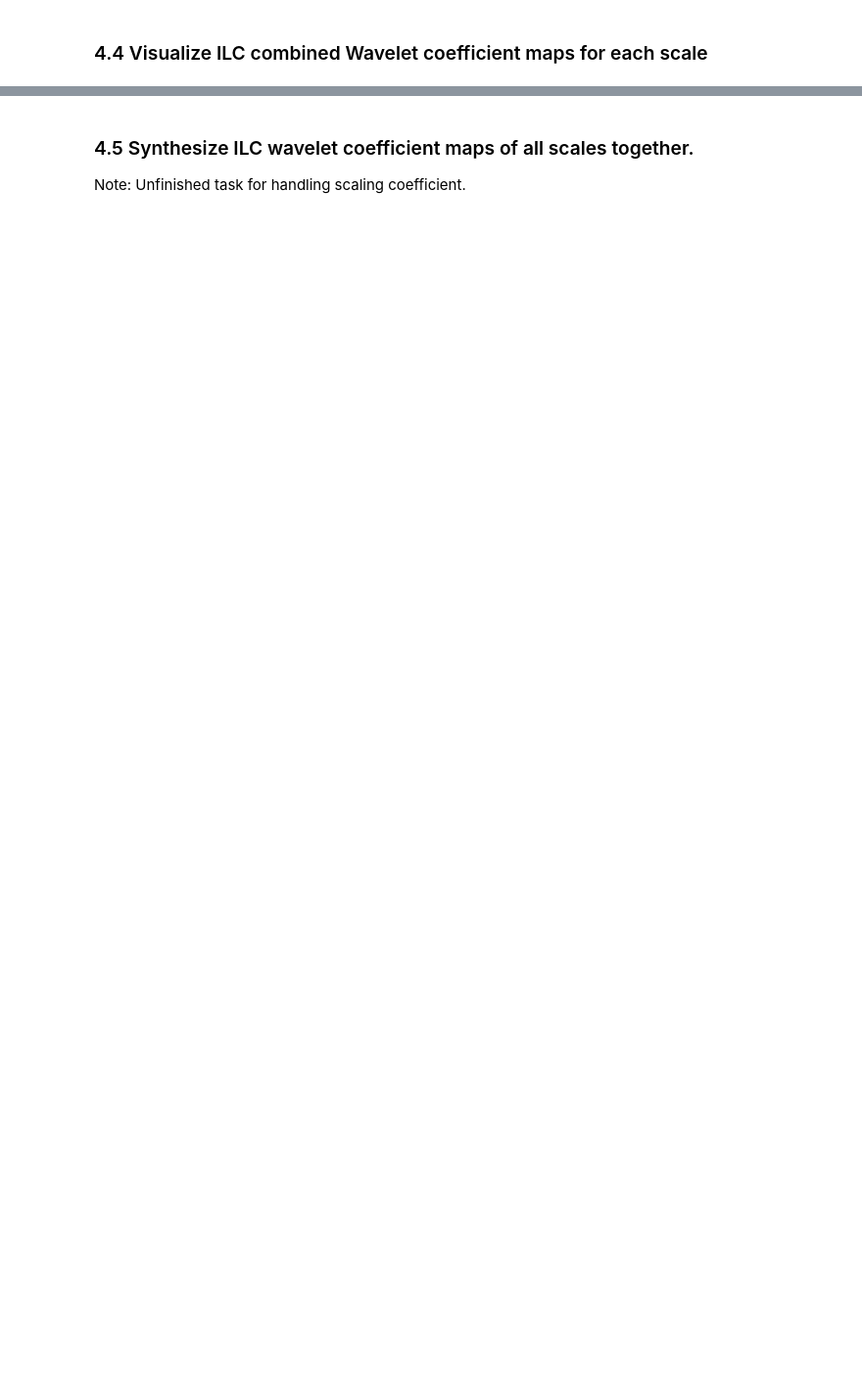
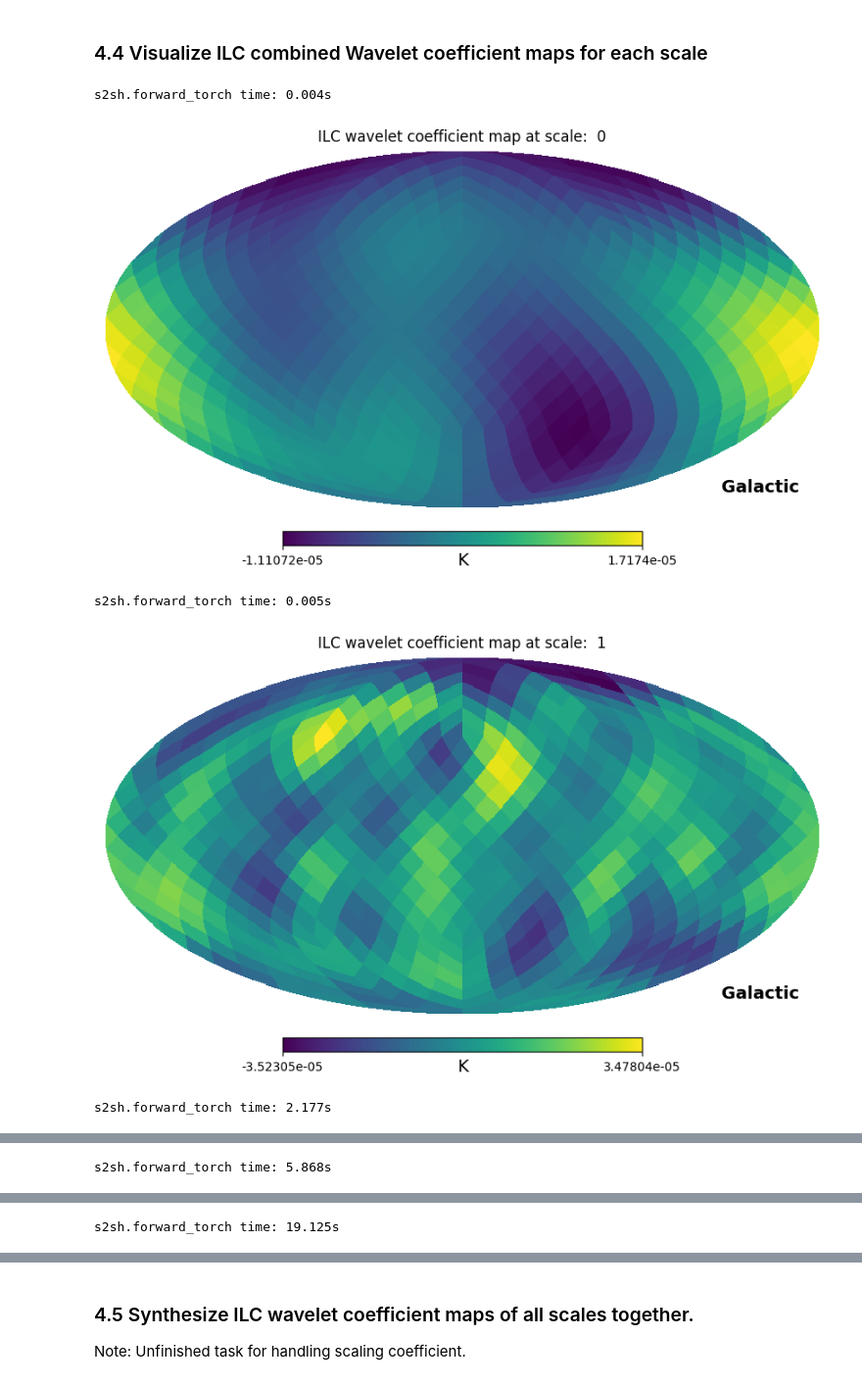
Before and after one commit to MEH04/Clean_CMB, a Jupyter notebook: skyclean_4_ILC_steps_single_process.ipynb, the cells around one changed output, grey strips where cells are left out. Shown at 98% size. Saved outputs shown, nothing was run; the diff lists cells and outputs as text; code cells hidden in the pictures; blank space fills up the shorter version.

```diff
--- a/skyclean_4_ILC_steps_single_process.ipynb
+++ b/skyclean_4_ILC_steps_single_process.ipynb
@@ -726,11 +705,19 @@ s2sh.forward_torch time: 15.765s
 ### 4.4 Visualize ILC combined Wavelet coefficient maps for each scale
 # %%
 # L max for the wavelet coefficient map
-L_max = 32
+L_max = 1024
 N_directions = 1
+scales = [0, 1, 2, 3, 4, 5]
+frequencies = ["030", "100", "353"]
 
 for i in range(1):
     realization = str(realizations[i]).zfill(4)
-    trimmed_maps = [np.load(f"ILC/ILC_processed_wavelet_maps/ILC_processed_wav_Map_S{i}_R{realization}.npy") for i in range(len(scales))]
+    trimmed_maps = [np.load(f"data/ILC/ILC_processed_wavelet_maps/ILC_processed_wav_Map_S{i}_R{realization}.npy") for i in range(len(scales))]
     for j in range(len(scales)):
             visualize_wavelet_coefficient_map(trimmed_maps[j], "ILC wavelet coefficient map at scale: ", str(j))
+# %% [output]
+s2sh.forward_torch time: 0.004s
+[figure, added]
+s2sh.forward_torch time: 0.005s
+[figure, added]
+s2sh.forward_torch time: 2.177s
@@ -736,0 +725 @@ for i in range(1):
+s2sh.forward_torch time: 5.868s
@@ -736,0 +727 @@ for i in range(1):
+s2sh.forward_torch time: 19.125s
```
Also changed, not shown: parts of 6 cells of this notebook, 2 other files.
